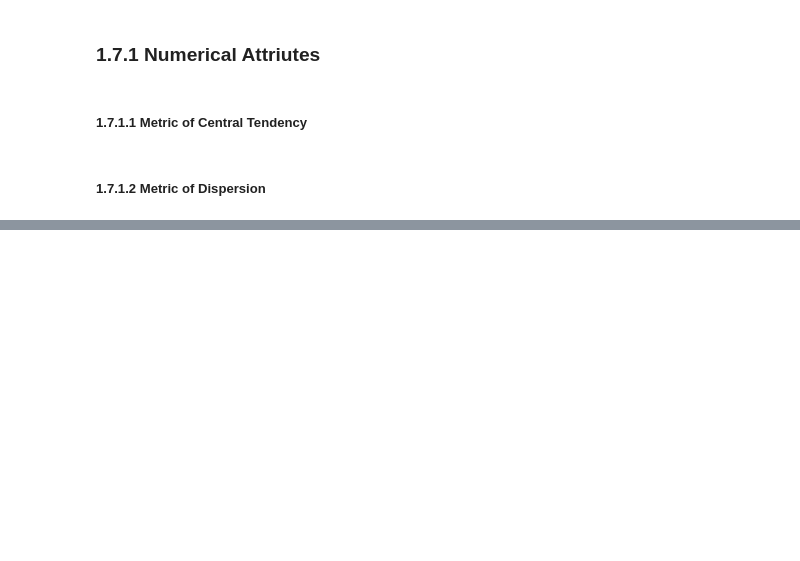
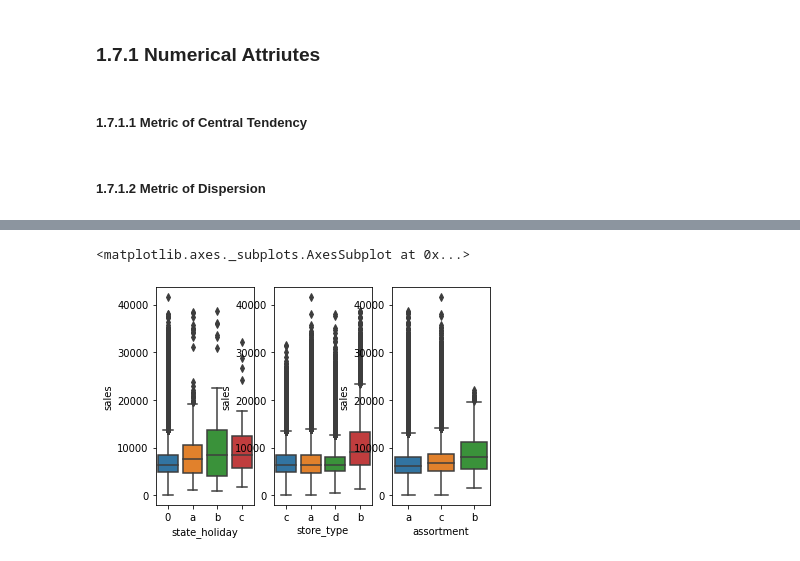
Before and after one commit to miguelzeph/curso_ds_em_producao, a Jupyter notebook: m02_v01_store_sales_prediction.ipynb, the cells around one changed output, grey strips where cells are left out. Saved outputs shown, nothing was run; the diff lists cells and outputs as text; code cells hidden in the pictures; blank space fills up the shorter version.

```diff
--- a/m02_v01_store_sales_prediction.ipynb
+++ b/m02_v01_store_sales_prediction.ipynb
@@ -361,0 +409,24 @@ m
+# %%
+aux1 = df1[ (df1['state_holiday'] != 0) & (df1['sales'] > 0) ]
+
+plt.subplot(1,3,1)
+sns.boxplot(
+    x='state_holiday',
+    y='sales',
+    data=aux1
+)
+plt.subplot(1,3,2)
+sns.boxplot(
+    x='store_type',
+    y='sales',
+    data=aux1
+)
+plt.subplot(1,3,3)
+sns.boxplot(
+    x='assortment',
+    y='sales',
+    data=aux1
+)
+# %% [output]
+<matplotlib.axes._subplots.AxesSubplot at 0x...>
+[figure, added]
```
Also changed, not shown: parts of 10 cells of this notebook.
